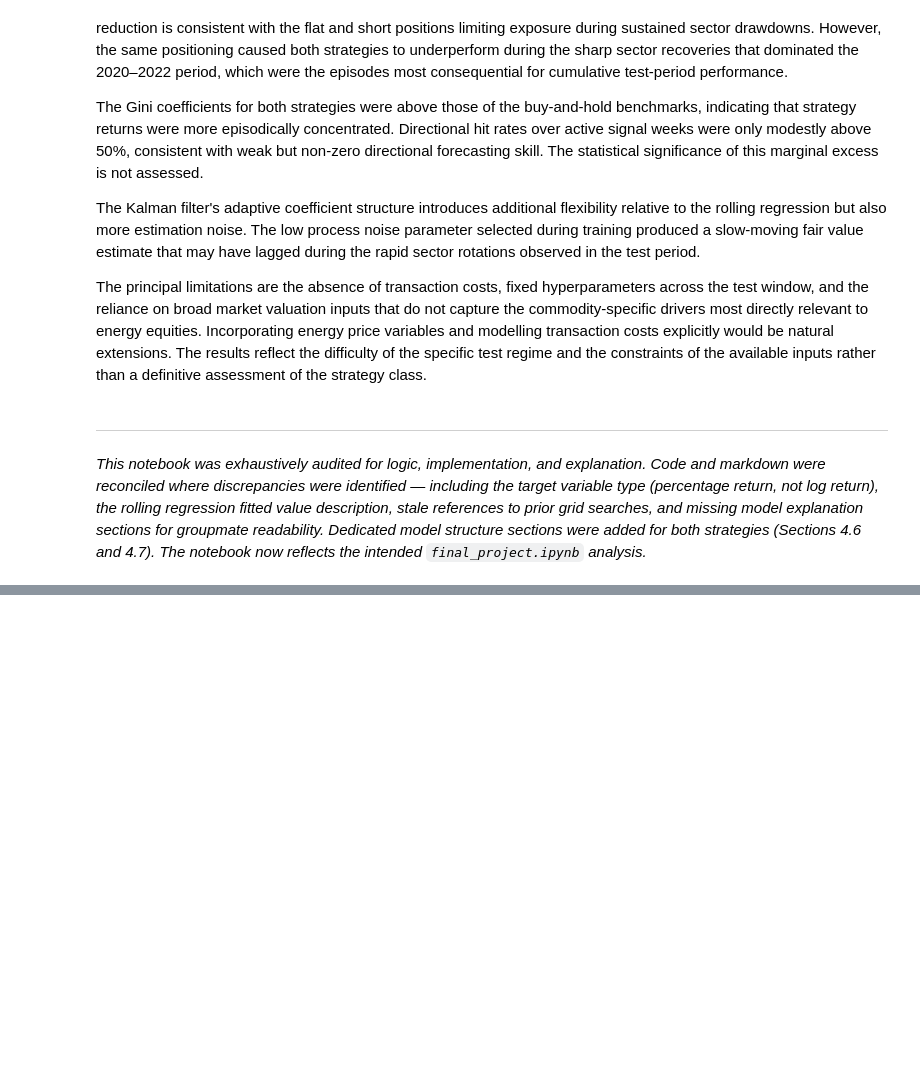
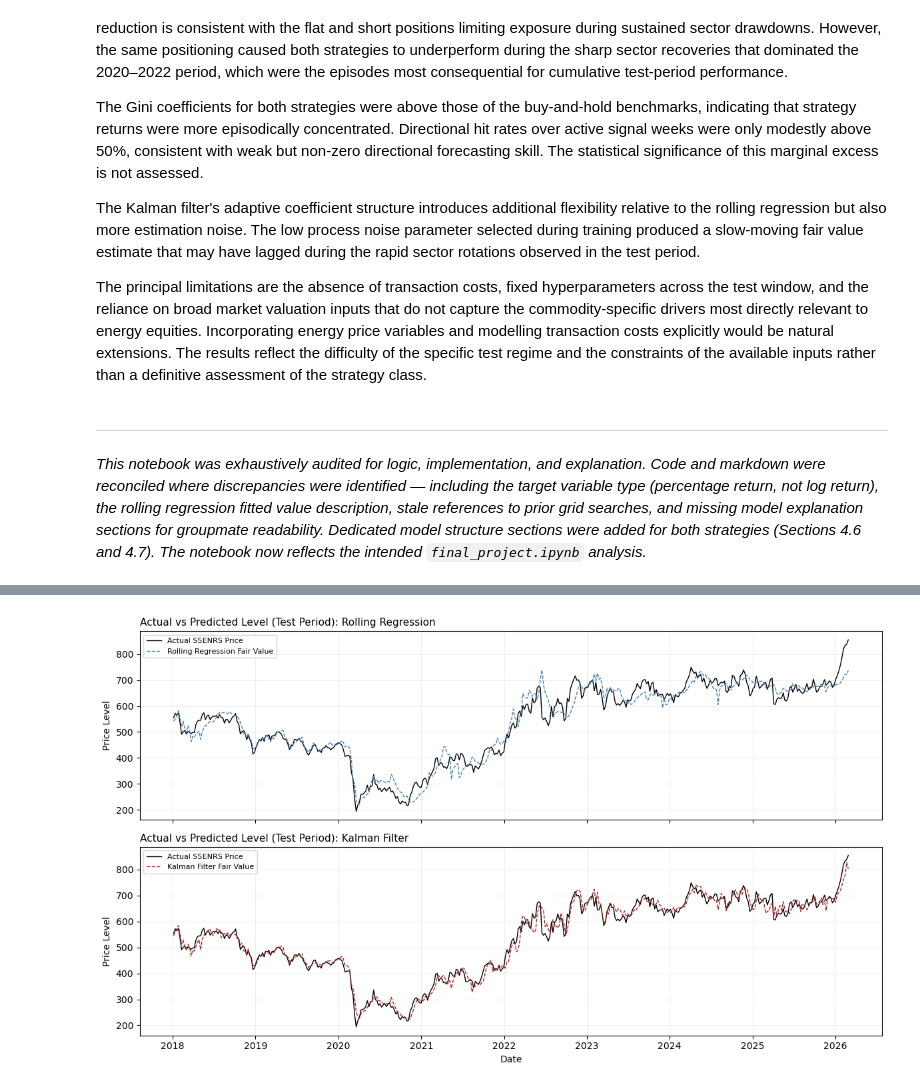
Before and after one commit to JWilliams2001-hub/Forecast_Strategy, a Jupyter notebook: final_project.ipynb, the cells around one changed output, grey strips where cells are left out. Cells and saved outputs as stored; diff of their text form; code cells hidden in the pictures; blank space fills up the shorter version.

```diff
--- a/final_project.ipynb
+++ b/final_project.ipynb
@@ -837,0 +1096,23 @@ The principal limitations are the absence of transaction costs, fixed hyperparam
+# %%
+# 4) Actual vs fair-value estimate (test period)
+fig, axes = plt.subplots(2, 1, figsize=(12, 7), sharex=True)
+
+axes[0].plot(test_viz.index, test_viz['enrs'], label='Actual S5ENRS Price', color='black', linewidth=1.0)
+axes[0].plot(test_viz.index, test_viz['roll_fair_value'], label='Rolling Regression Fair Value', color='steelblue', linestyle='--', linewidth=1.0)
+axes[0].set_title('Actual vs Predicted Level (Test Period): Rolling Regression', fontsize=11, loc='left')
+axes[0].set_ylabel('Price Level')
+axes[0].legend(fontsize=8)
+axes[0].grid(alpha=0.2)
+
+axes[1].plot(test_viz.index, test_viz['enrs'], label='Actual S5ENRS Price', color='black', linewidth=1.0)
+axes[1].plot(test_viz.index, test_viz['kf_fair_value'], label='Kalman Filter Fair Value', color='firebrick', linestyle='--', linewidth=1.0)
+axes[1].set_title('Actual vs Predicted Level (Test Period): Kalman Filter', fontsize=11, loc='left')
+axes[1].set_xlabel('Date')
+axes[1].set_ylabel('Price Level')
+axes[1].legend(fontsize=8)
+axes[1].grid(alpha=0.2)
+
+plt.tight_layout()
+plt.show()
+# %% [output]
+[figure, added]
```
Also changed, not shown: parts of 37 cells of this notebook, 3 other files.
